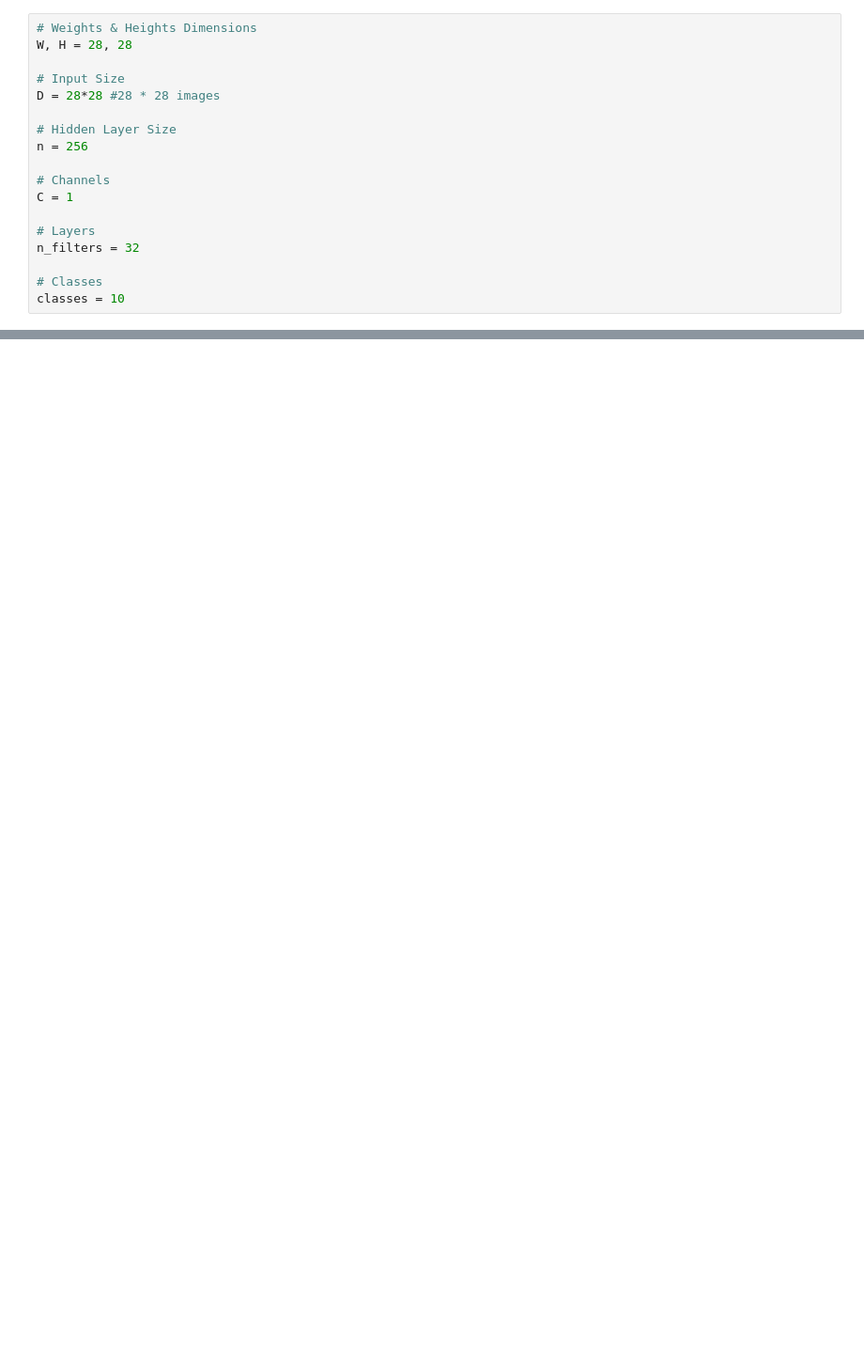
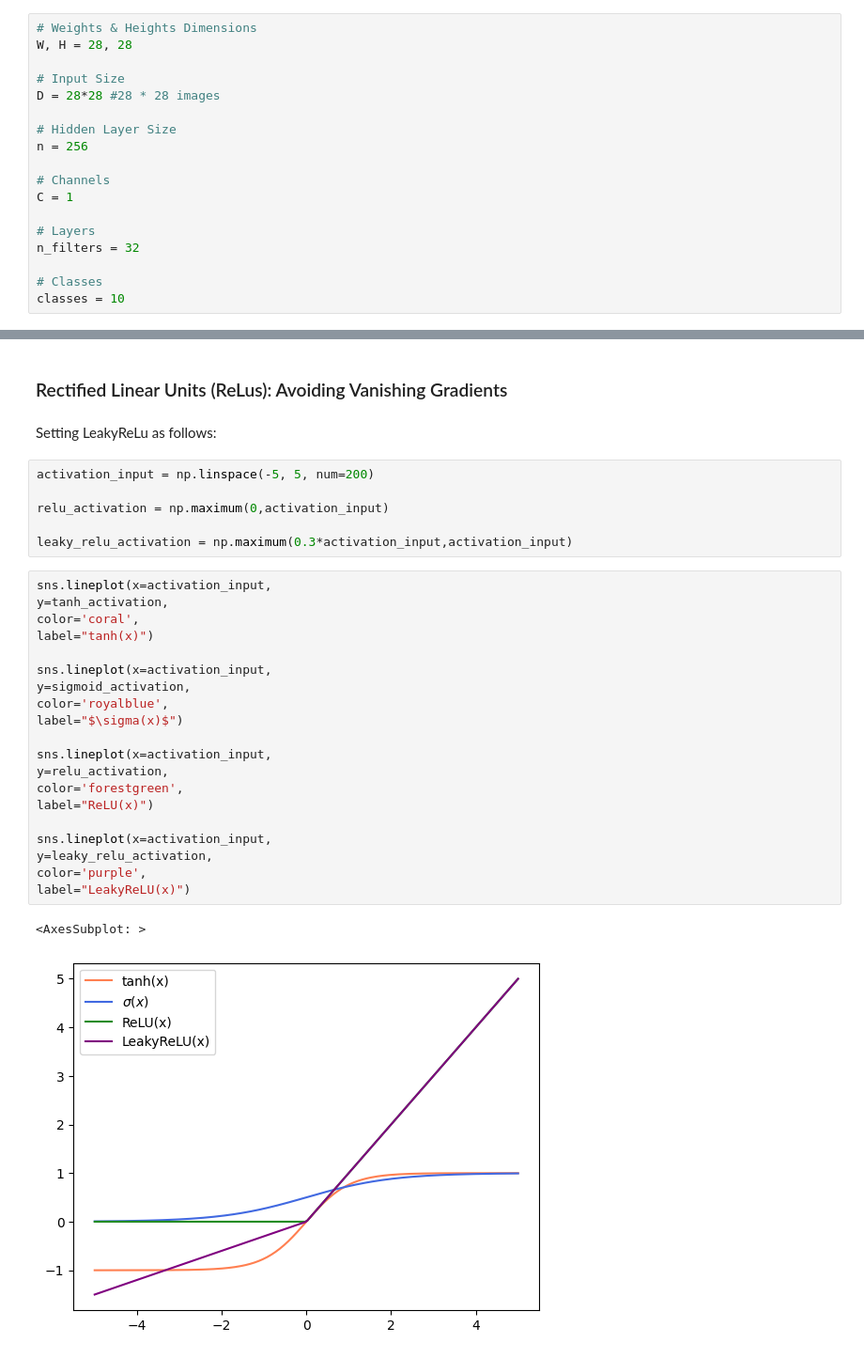
Before and after one commit to joakor89/Inside_Deep_Learning, a Jupyter notebook: chap_06/CDBB.ipynb, the cells around one changed output, grey strips where cells are left out. Shown at 94% size. Cells and saved outputs as stored; diff of their text form; blank space fills up the shorter version.

```diff
--- a/chap_06/CDBB.ipynb
+++ b/chap_06/CDBB.ipynb
@@ -103,0 +229,33 @@ classes = 10
+# %% [markdown]
+### Rectified Linear Units (ReLus): Avoiding Vanishing Gradients
+# %% [markdown]
+Setting LeakyReLu as follows:
+# %%
+activation_input = np.linspace(-5, 5, num=200)
+
+relu_activation = np.maximum(0,activation_input)
+
+leaky_relu_activation = np.maximum(0.3*activation_input,activation_input)
+# %%
+sns.lineplot(x=activation_input,
+y=tanh_activation,
+color='coral',
+label="tanh(x)")
+
+sns.lineplot(x=activation_input,
+y=sigmoid_activation,
+color='royalblue',
+label="$\sigma(x)$")
+
+sns.lineplot(x=activation_input,
+y=relu_activation,
+color='forestgreen',
+label="ReLU(x)")
+
+sns.lineplot(x=activation_input,
+y=leaky_relu_activation,
+color='purple',
+label="LeakyReLU(x)")
+# %% [output]
+<AxesSubplot: >
+[figure, added]
```
Also changed, not shown: parts of 84 cells of this notebook, 3 other files.
